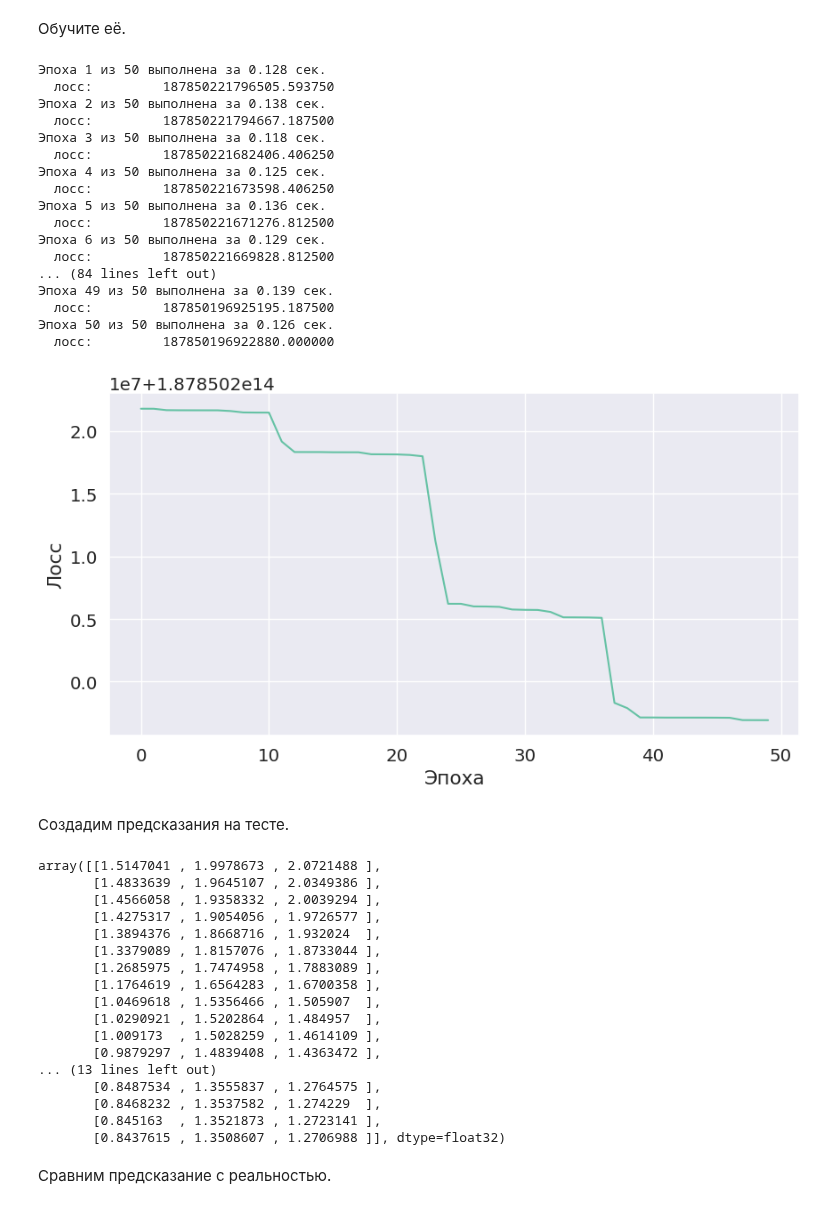
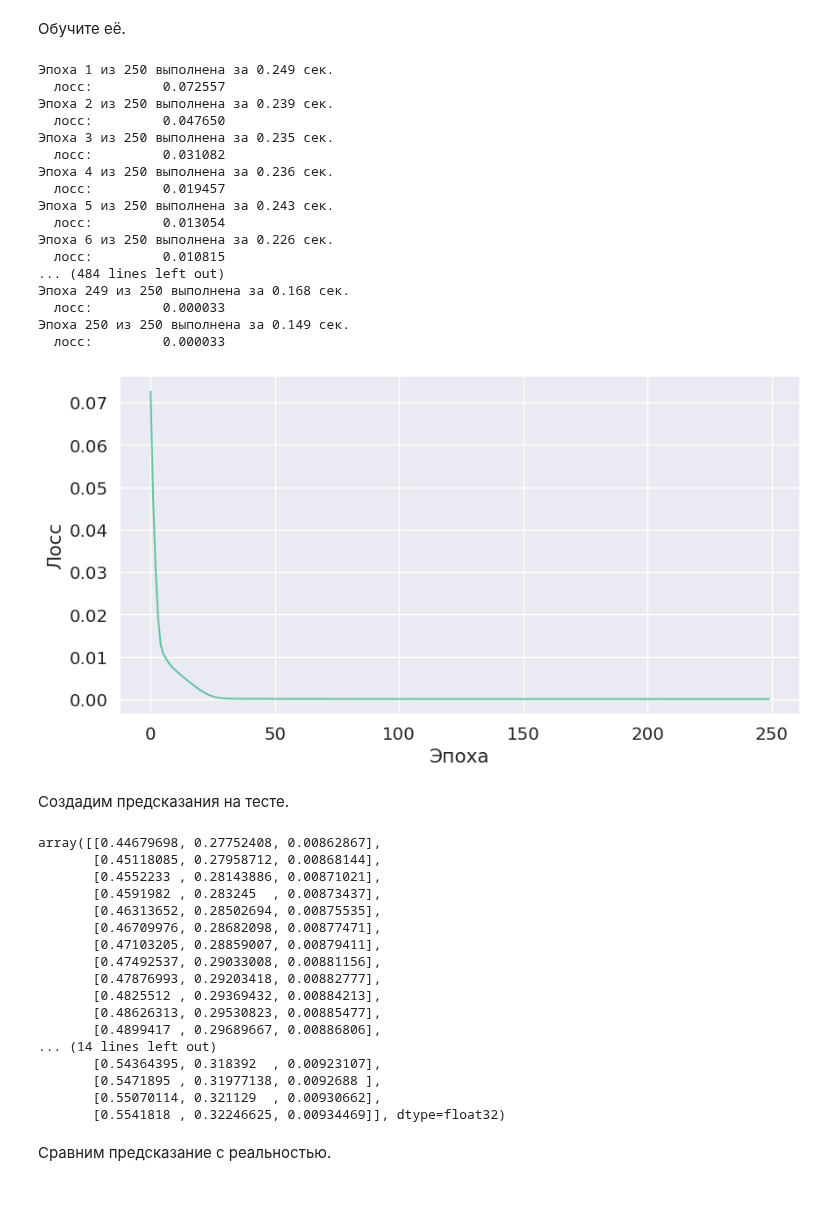
Before and after one commit to NMashalov/2023_OpenMipt_course, a Jupyter notebook: lesson5/ДЗ_5.ipynb, the cells around one changed output. Cells and saved outputs as stored; diff of their text form; code cells hidden in the pictures.

```diff
--- a/lesson5/ДЗ_5.ipynb
+++ b/lesson5/ДЗ_5.ipynb
@@ -383,6 +364,9 @@ def plot_results(y_to_train, y_to_test=None, y_forecast=None):
 #### **Профиль биология**
 # %% [markdown]
 Разделим выборку на тест и трейн.
+# %%
+# normalization
+df_temp = df_temp / 1e8
 # %%
 test_time = pd.Timestamp('2020-12-01')
 train_bio = df_temp.loc[df_temp.index < test_time]
@@ -396,7 +380,7 @@ plot_results(train_bio, test_bio)
 # %% [markdown]
 Зададим длину подпоследовательности, размер батча, девайс.
 # %%
-timesteps = 8
+timesteps = 20
 batch_size = 16
 
 device = "cuda" if torch.cuda.is_available() else "cpu"
@@ -440,60 +424,60 @@ model = LSTM(
 # %%
 from torch.utils.data import DataLoader
 criterion = nn.MSELoss()
 optimizer = torch.optim.Adam(model.parameters(),lr=1e-3)
 train_batch_gen = DataLoader(train_data,batch_size=batch_size)
 
 
 model,_ = train_ts_model(
     model,
     criterion,
     optimizer,
     train_batch_gen,
-    num_epochs=50,
+    num_epochs=250,
     device=device
 )
 # %% [output]
-Эпоха 1 из 50 выполнена за 0.128 сек.
-  лосс:         187850221796505.593750
-Эпоха 2 из 50 выполнена за 0.138 сек.
-  лосс:         187850221794667.187500
-Эпоха 3 из 50 выполнена за 0.118 сек.
-  лосс:         187850221682406.406250
-Эпоха 4 из 50 выполнена за 0.125 сек.
-  лосс:         187850221673598.406250
-Эпоха 5 из 50 выполнена за 0.136 сек.
-  лосс:         187850221671276.812500
-Эпоха 6 из 50 выполнена за 0.129 сек.
-  лосс:         187850221669828.812500
-... (84 lines left out)
-Эпоха 49 из 50 выполнена за 0.139 сек.
-  лосс:         187850196925195.187500
-Эпоха 50 из 50 выполнена за 0.126 сек.
-  лосс:         187850196922880.000000
+Эпоха 1 из 250 выполнена за 0.249 сек.
+  лосс:         0.072557
+Эпоха 2 из 250 выполнена за 0.239 сек.
+  лосс:         0.047650
+Эпоха 3 из 250 выполнена за 0.235 сек.
+  лосс:         0.031082
+Эпоха 4 из 250 выполнена за 0.236 сек.
+  лосс:         0.019457
+Эпоха 5 из 250 выполнена за 0.243 сек.
+  лосс:         0.013054
+Эпоха 6 из 250 выполнена за 0.226 сек.
+  лосс:         0.010815
+... (484 lines left out)
+Эпоха 249 из 250 выполнена за 0.168 сек.
+  лосс:         0.000033
+Эпоха 250 из 250 выполнена за 0.149 сек.
+  лосс:         0.000033
-[figure, old version]
+[figure, new version]
 # %% [markdown]
 Создадим предсказания на тесте.
 # %%
-prediction = evaluate_ts_model(model, train_data.data.iloc[-timesteps:].values,len(test_data),device=device)
+prediction = evaluate_ts_model(model, train_data.data.iloc[-timesteps:].values,len(test_data)+1,device=device)
 
 prediction
 # %% [output]
-array([[1.5147041 , 1.9978673 , 2.0721488 ],
-       [1.4833639 , 1.9645107 , 2.0349386 ],
-       [1.4566058 , 1.9358332 , 2.0039294 ],
-       [1.4275317 , 1.9054056 , 1.9726577 ],
-       [1.3894376 , 1.8668716 , 1.932024  ],
-       [1.3379089 , 1.8157076 , 1.8733044 ],
-       [1.2685975 , 1.7474958 , 1.7883089 ],
-       [1.1764619 , 1.6564283 , 1.6700358 ],
-       [1.0469618 , 1.5356466 , 1.505907  ],
-       [1.0290921 , 1.5202864 , 1.484957  ],
-       [1.009173  , 1.5028259 , 1.4614109 ],
-       [0.9879297 , 1.4839408 , 1.4363472 ],
-... (13 lines left out)
-       [0.8487534 , 1.3555837 , 1.2764575 ],
-       [0.8468232 , 1.3537582 , 1.274229  ],
-       [0.845163  , 1.3521873 , 1.2723141 ],
-       [0.8437615 , 1.3508607 , 1.2706988 ]], dtype=float32)
+array([[0.44679698, 0.27752408, 0.00862867],
+       [0.45118085, 0.27958712, 0.00868144],
+       [0.4552233 , 0.28143886, 0.00871021],
+       [0.4591982 , 0.283245  , 0.00873437],
+       [0.46313652, 0.28502694, 0.00875535],
+       [0.46709976, 0.28682098, 0.00877471],
+       [0.47103205, 0.28859007, 0.00879411],
+       [0.47492537, 0.29033008, 0.00881156],
+       [0.47876993, 0.29203418, 0.00882777],
+       [0.4825512 , 0.29369432, 0.00884213],
+       [0.48626313, 0.29530823, 0.00885477],
+       [0.4899417 , 0.29689667, 0.00886806],
+... (14 lines left out)
+       [0.54364395, 0.318392  , 0.00923107],
+       [0.5471895 , 0.31977138, 0.0092688 ],
+       [0.55070114, 0.321129  , 0.00930662],
+       [0.5541818 , 0.32246625, 0.00934469]], dtype=float32)
 # %% [markdown]
 Сравним предсказание с реальностью.
```
Also changed, not shown: parts of 10 cells of this notebook.
